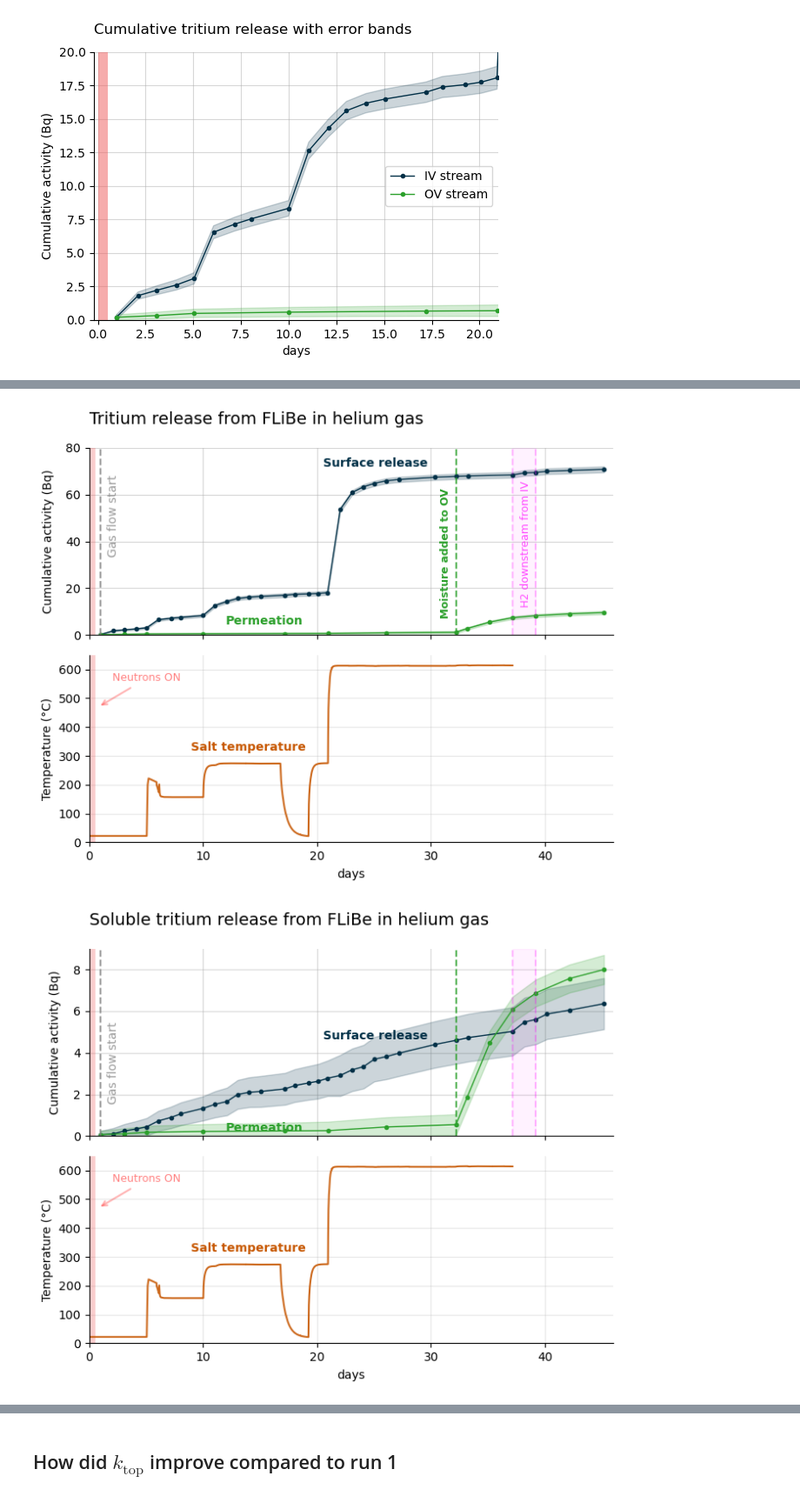
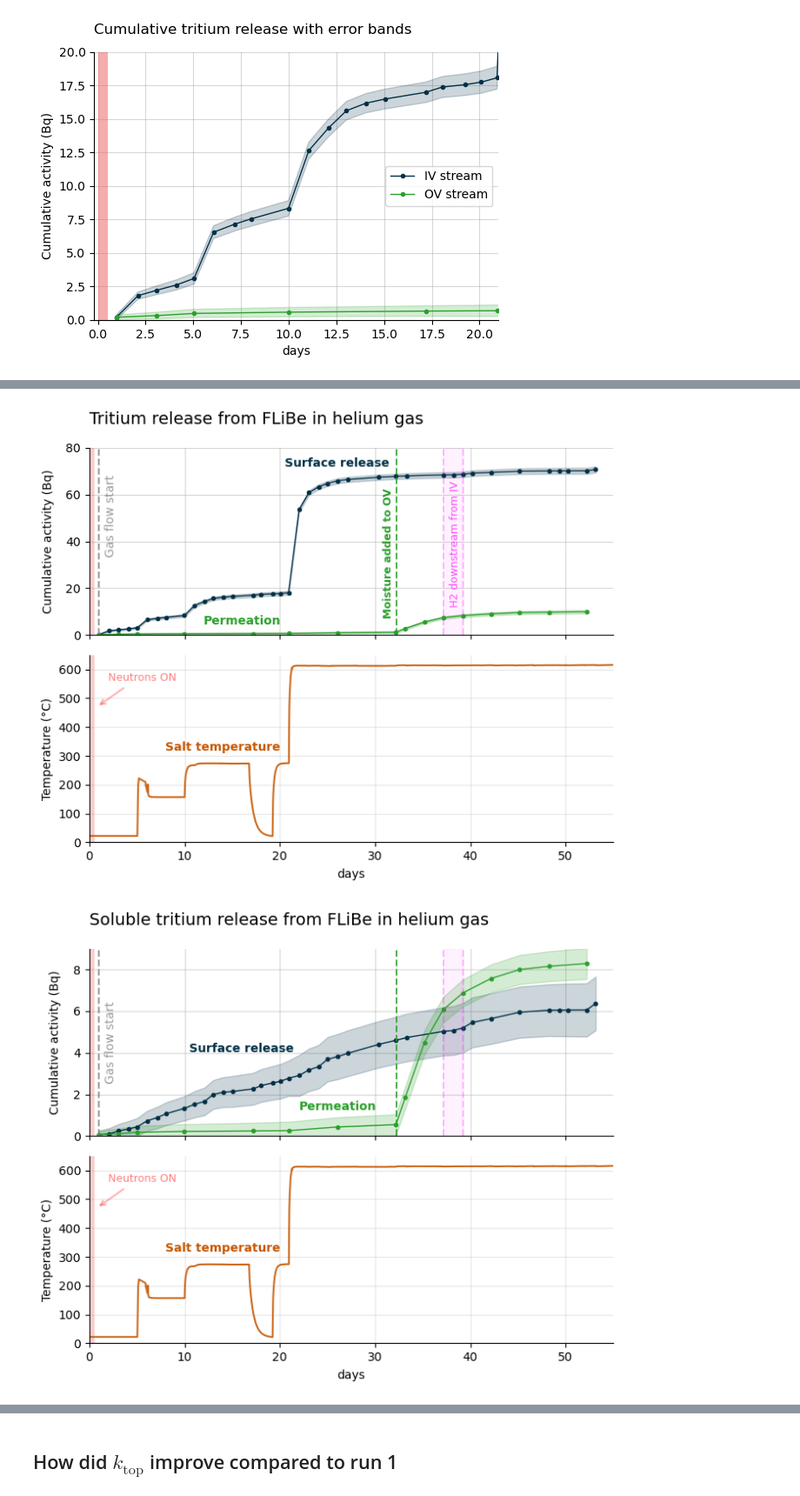
Before and after one commit to LIBRA-project/FLiBe-1L-run-1, a Jupyter notebook: analysis/tritium/tritium_model.ipynb, the cells around one changed output, grey strips where cells are left out. Shown at 87% size. Saved outputs shown, nothing was run; the diff lists cells and outputs as text; code cells hidden in the pictures.

```diff
--- a/analysis/tritium/tritium_model.ipynb
+++ b/analysis/tritium/tritium_model.ipynb
@@ -78,6 +78,6 @@ Measured TBR: 3.65e-03 particle / neutron
 [figure]
 # %%
-baby_model.run(50 * ureg.day)
+baby_model.run(70 * ureg.day)
 # %%
 print(f"Transport:")
 print(f"  mass transport coeff top: {baby_model.k_top:.2e~P}")
@@ -503,7 +503,7 @@ plot_irradiation(baby_model, facecolor="#EF5B5B", alpha=0.3)
 ax2.set_xlabel('days', labelpad=5)
 ax2.set_ylabel('Temperature (°C)')
 ax2.grid(alpha=0.3)
-ax2.set_xlim(left=0, right=46)
+ax2.set_xlim(left=0, right=55)
 ax2.set_ylim(bottom=0, top=650)
 
 plt.tight_layout()
@@ -512,7 +512,7 @@ plt.savefig('outputs/tritium_and_temperature.svg', bbox_inches='tight')
 plt.savefig('outputs/tritium_and_temperature.png', bbox_inches='tight')
 plt.show()
 # %% [output]
-[figure, old version]
+[figure, new version]
 # %%
 # Create figure with two subplots - SOLUBLE component only
 fig, (ax1, ax2) = plt.subplots(2, 1, figsize=(7, 5.8), sharex=True)
@@ -565,7 +565,7 @@ flow_change_days = (flow_change - run_start).total_seconds() / 86400.0
 ax1.axvline(x=flow_change_days, color='gray', linestyle='--', linewidth=1.5, alpha=0.8)
 
 # Add label along the vertical line
-ax1.text(flow_change_days + 0.6, 3.5, 'Gas flow start',
+ax1.text(flow_change_days + 0.6, 4.5, 'Gas flow start',
          color='gray', alpha=0.8, rotation=90, va='center', fontsize=10)
 
 # Add vertical line for H2O addition to secondary gas
@@ -583,9 +583,9 @@ if len(cover_gas_switch_deltatimes) >= 2:
     ax1.axvspan(h2_start_days, h2_end_days, color='magenta', alpha=0.05)
 
 # Add text labels next to the data
-ax1.text(20.5, 4.8, 'Surface release',
+ax1.text(10.5, 4.2, 'Surface release',
          color="#023047", va='center', fontsize=10, fontweight='bold')
-ax1.text(12, 0.4, 'Permeation',
+ax1.text(22, 1.4, 'Permeation',
          color="tab:green", va='center', fontsize=10, fontweight='bold')
 
 # Add irradiation shading
@@ -602,35 +602,35 @@ ax2.plot(dip_tc.get_times_days(), dip_tc.get_temperature(),
 
 # Add text label next to the temperature data
 temp_times = dip_tc.get_times_days()
 temp_values = dip_tc.get_temperature()
 # Find a good position for the label (around day 10-12 where curve is relatively flat)
 label_idx = np.argmin(np.abs(temp_times - 12))
 ax2.text(14, 310, 'Salt temperature',
          color="#C75702", va='bottom', ha='center', fontsize=10, fontweight='bold')
 
 # Add "Neutrons ON" text
 ax2.text(2, 560, 'Neutrons ON', color='red', alpha=0.5, fontsize=9)
 
 # Add arrow from text to irradiation region
 ax2.annotate('', xy=(0.8, 470), xytext=(3.8, 540),
              arrowprops=dict(arrowstyle='->', color='red', alpha=0.3, lw=1.5))
 
 # Add irradiation shading
 plot_irradiation(baby_model, facecolor="#EF5B5B", alpha=0.3)
 
 ax2.set_xlabel('days', labelpad=5)
 ax2.set_ylabel('Temperature (°C)')
 ax2.grid(alpha=0.3)
-ax2.set_xlim(left=0, right=46)
+ax2.set_xlim(left=0, right=55)
 ax2.set_ylim(bottom=0, top=650)
 
 plt.tight_layout()
 plt.savefig('outputs/tritium_and_temperature_soluble.pdf', bbox_inches='tight')
 plt.savefig('outputs/tritium_and_temperature_soluble.svg', bbox_inches='tight')
 plt.savefig('outputs/tritium_and_temperature_soluble.png', bbox_inches='tight')
 plt.show()
 # %% [output]
-[figure, old version]
+[figure, new version]
 # %%
 plt.figure(figsize=(6, 4))
 plot_irradiation(baby_model, facecolor="#EF5B5B", alpha=0.5)
```
Also changed, not shown: parts of 13 cells of this notebook.
